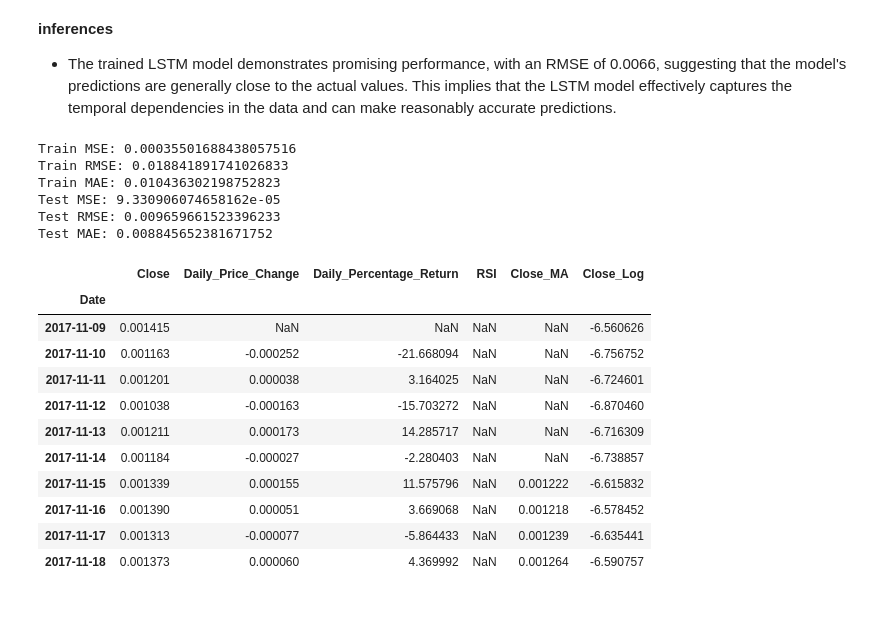
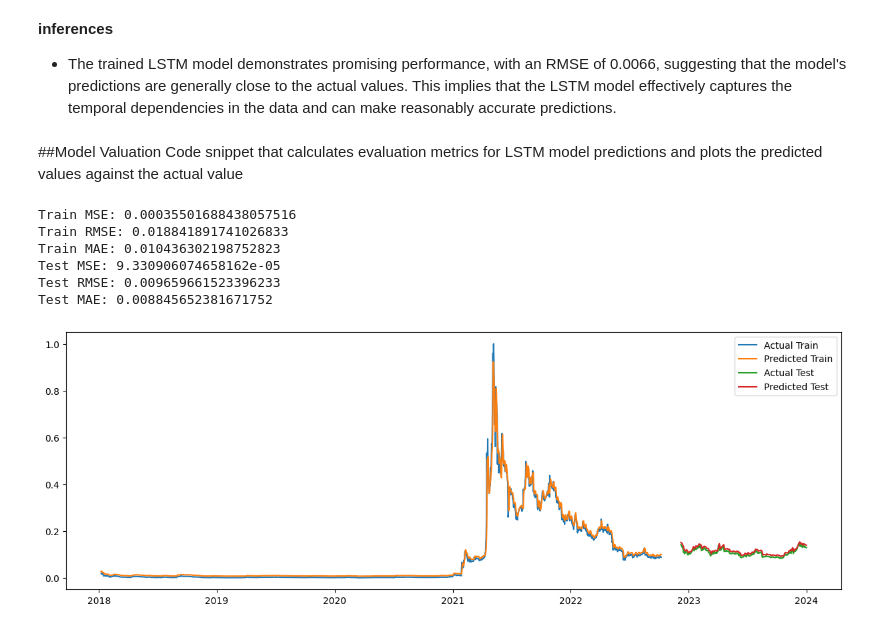
Before and after one commit to paulmachau/Dogecion-Historical-Prices, a Jupyter notebook: Dogecoin_price_prediction_LSTM.ipynb, the cells around one changed output. Cells and saved outputs as stored; diff of their text form; code cells hidden in the pictures.

```diff
--- a/Dogecoin_price_prediction_LSTM.ipynb
+++ b/Dogecoin_price_prediction_LSTM.ipynb
@@ -1261,42 +1282,42 @@ RMSE: 0.00660468914050415
 **inferences**
 
 * The trained LSTM model demonstrates promising performance, with an RMSE of 0.0066, suggesting that the model's predictions are generally close to the actual values. This implies that the LSTM model effectively captures the temporal dependencies in the data and can make reasonably accurate predictions.
+# %% [markdown]
+##Model Valuation
+ Code snippet that calculates evaluation metrics for LSTM model predictions and plots the predicted values against the actual value
 # %%
+
+
 # Calculate evaluation metrics
 train_mse = mean_squared_error(y_train, train_predictions)
 train_rmse = np.sqrt(train_mse)
 train_mae = mean_absolute_error(y_train, train_predictions)
 
 test_mse = mean_squared_error(y_test, test_predictions)
 test_rmse = np.sqrt(test_mse)
 test_mae = mean_absolute_error(y_test, test_predictions)
 
 print("Train MSE:", train_mse)
 print("Train RMSE:", train_rmse)
 print("Train MAE:", train_mae)
 
 print("Test MSE:", test_mse)
 print("Test RMSE:", test_rmse)
 print("Test MAE:", test_mae)
+
+# Plot the predictions against the actual values
+plt.figure(figsize=(15, 5))
+plt.plot(dogecoin_model_data.index[seq_length:train_size], y_train, label='Actual Train')
+plt.plot(dogecoin_model_data.index[seq_length:train_size], train_predictions, label='Predicted Train')
+plt.plot(dogecoin_model_data.index[train_size+seq_length:], y_test, label='Actual Test')
+plt.plot(dogecoin_model_data.index[train_size+seq_length:], test_predictions, label='Predicted Test')
+plt.legend()
+plt.show()
 # %% [output]
 Train MSE: 0.00035501688438057516
 Train RMSE: 0.018841891741026833
 Train MAE: 0.010436302198752823
 Test MSE: 9.330906074658162e-05
 Test RMSE: 0.009659661523396233
 Test MAE: 0.008845652381671752
+[figure, added]
-# %%
-dogecoin_model_data.head(10)
-# %% [output]
-|  | Close | Daily_Price_Change | Daily_Percentage_Return | RSI | Close_MA | Close_Log |
-| Date |  |  |  |  |  |  |
-| 2017-11-09 | 0.001415 | NaN | NaN | NaN | NaN | -6.560626 |
-| 2017-11-10 | 0.001163 | -0.000252 | -21.668094 | NaN | NaN | -6.756752 |
-| 2017-11-11 | 0.001201 | 0.000038 | 3.164025 | NaN | NaN | -6.724601 |
-| 2017-11-12 | 0.001038 | -0.000163 | -15.703272 | NaN | NaN | -6.870460 |
-| 2017-11-13 | 0.001211 | 0.000173 | 14.285717 | NaN | NaN | -6.716309 |
-| 2017-11-14 | 0.001184 | -0.000027 | -2.280403 | NaN | NaN | -6.738857 |
-| 2017-11-15 | 0.001339 | 0.000155 | 11.575796 | NaN | 0.001222 | -6.615832 |
-| 2017-11-16 | 0.001390 | 0.000051 | 3.669068 | NaN | 0.001218 | -6.578452 |
-| 2017-11-17 | 0.001313 | -0.000077 | -5.864433 | NaN | 0.001239 | -6.635441 |
-| 2017-11-18 | 0.001373 | 0.000060 | 4.369992 | NaN | 0.001264 | -6.590757 |
```
Also changed, not shown: parts of 7 cells of this notebook.
